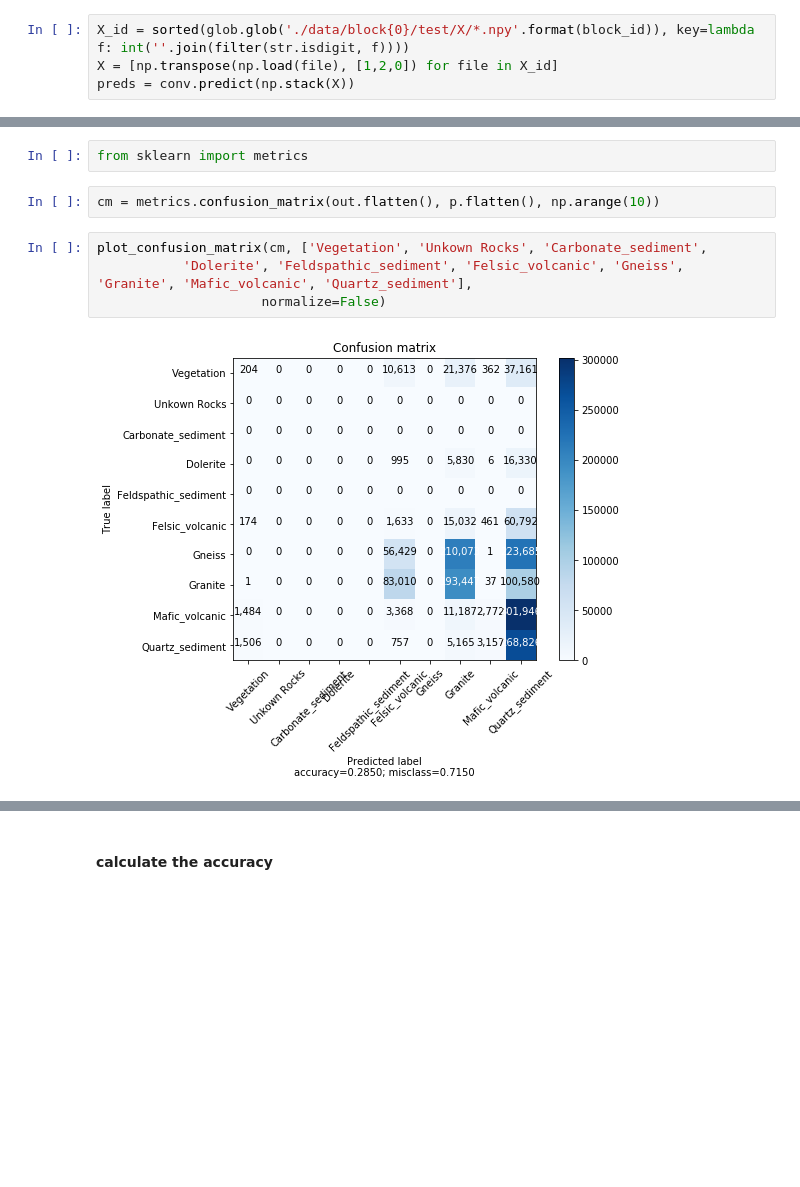
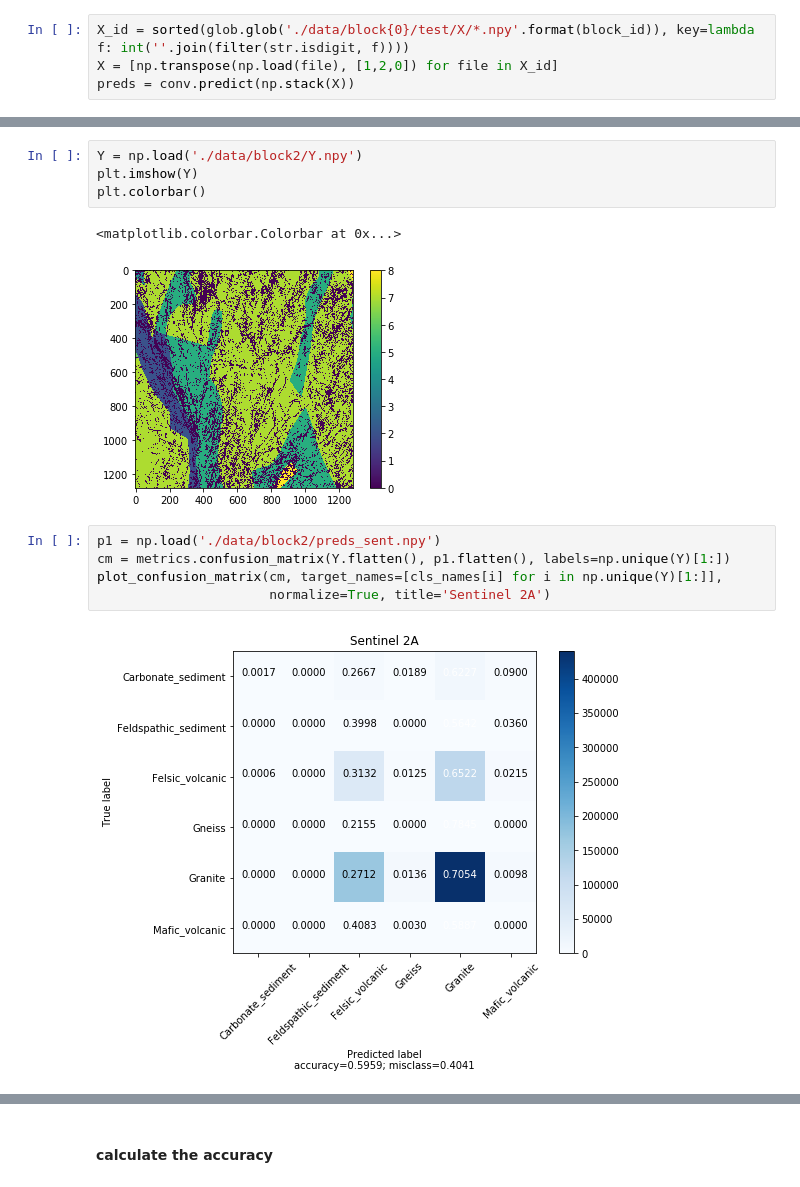
Before and after one commit to chenyz0601/DL-RockClassification, a Jupyter notebook: test.ipynb, the cells around one changed output, grey strips where cells are left out. Saved outputs shown, nothing was run; the diff lists cells and outputs as text; blank space fills up the shorter version.

```diff
--- a/test.ipynb
+++ b/test.ipynb
@@ -74,10 +73,14 @@ plt.imshow(p)
-# %%
-from sklearn import metrics
-# %%
-cm = metrics.confusion_matrix(out.flatten(), p.flatten(), np.arange(10))
-# %%
-plot_confusion_matrix(cm, ['Vegetation', 'Unkown Rocks', 'Carbonate_sediment',
-           'Dolerite', 'Feldspathic_sediment', 'Felsic_volcanic', 'Gneiss', 'Granite', 'Mafic_volcanic', 'Quartz_sediment'],
-                     normalize=False)
-# %% [output]
-[figure, removed]
+# %%
+Y = np.load('./data/block2/Y.npy')
+plt.imshow(Y)
+plt.colorbar()
+# %% [output]
+<matplotlib.colorbar.Colorbar at 0x...>
+[figure, added]
+# %%
+p1 = np.load('./data/block2/preds_sent.npy')
+cm = metrics.confusion_matrix(Y.flatten(), p1.flatten(), labels=np.unique(Y)[1:])
+plot_confusion_matrix(cm, target_names=[cls_names[i] for i in np.unique(Y)[1:]],
+                      normalize=True, title='Sentinel 2A')
+# %% [output]
+[figure, added]
```
Also changed, not shown: parts of 38 cells of this notebook, 3 other files.
